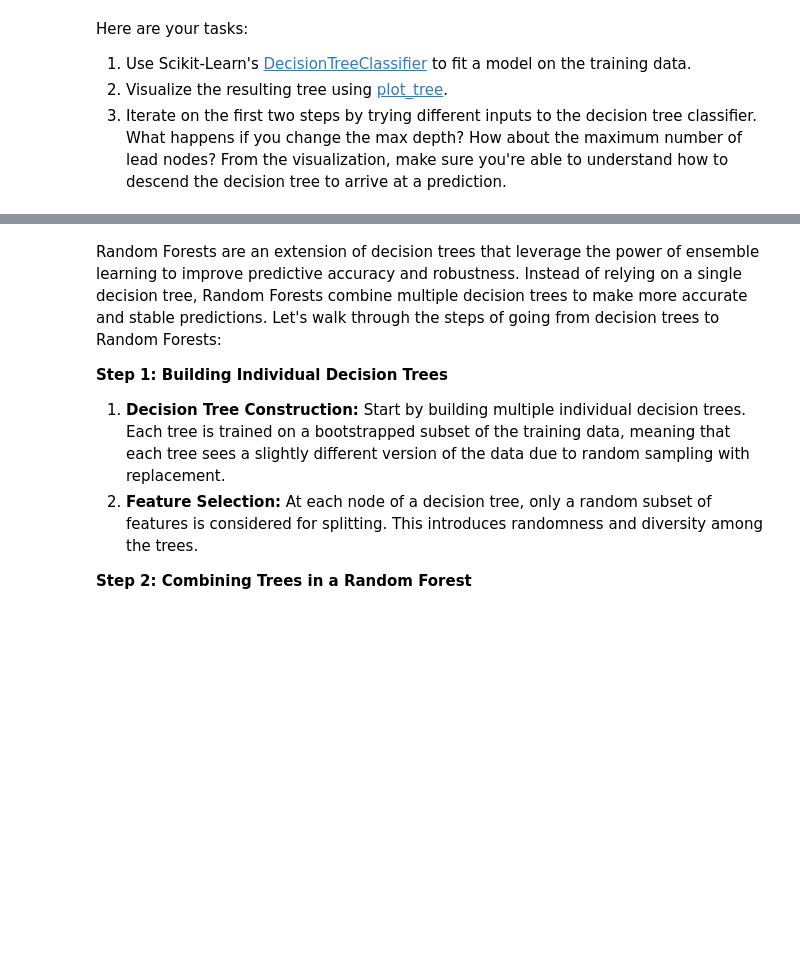
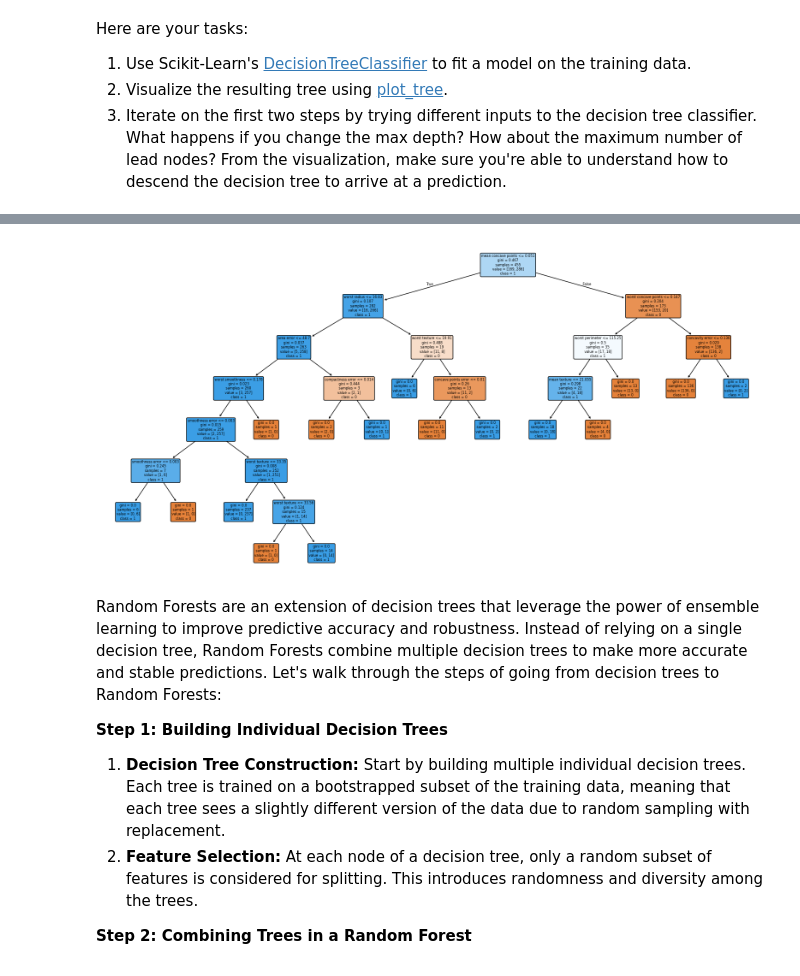
Before and after one commit to vsolanki76771215/Student_MLE_MiniProject_EDA, a Jupyter notebook: Student_MLE_MiniProject_Trees_and_Forests.ipynb, the cells around one changed output, grey strips where cells are left out. Saved outputs shown, nothing was run; the diff lists cells and outputs as text; code cells hidden in the pictures; blank space fills up the shorter version.

```diff
--- a/Student_MLE_MiniProject_Trees_and_Forests.ipynb
+++ b/Student_MLE_MiniProject_Trees_and_Forests.ipynb
@@ -112,0 +109,29 @@ Here are your tasks:
+# %%
+# Create a Decision Tree model
+from sklearn.metrics import classification_report
+
+# Scenario 1
+clf = DecisionTreeClassifier(random_state=30)
+
+# Scenario 2
+# clf = DecisionTreeClassifier(max_depth=3, random_state=30)
+
+# Scenario 3
+# clf = DecisionTreeClassifier(max_leaf_nodes=5, random_state=30)
+
+# Scenario 4
+# clf = DecisionTreeClassifier(max_leaf_nodes=5, max_depth=4, random_state=30)
+
+clf.fit(X_train, y_train)
+
+train_ped = clf.predict(X_train)
+test_ped = clf.predict(X_test)
+
+train_accuracy = accuracy_score(y_train, train_ped)
+test_accuracy = accuracy_score(y_test, test_ped)
+
+print("Training Accuracy:", train_accuracy)
+print("Testing Accuracy:", test_accuracy)
+
+classification_report = classification_report(y_test, test_ped)
+print(classification_report)
@@ -113,3 +149,10 @@ Here are your tasks:
+# %%
+# Visualize the Decision Tree
+plt.figure(figsize=(20, 10))
+plot_tree(clf, filled=True, feature_names=X.columns, class_names=['0', '1'], rounded=True, impurity=True, proportion=False)
+plt.show()
+# %% [output]
+[figure, added]
 # %% [markdown]
 Random Forests are an extension of decision trees that leverage the power of ensemble learning to improve predictive accuracy and robustness. Instead of relying on a single decision tree, Random Forests combine multiple decision trees to make more accurate and stable predictions. Let's walk through the steps of going from decision trees to Random Forests:
 
```
Also changed, not shown: parts of 3 cells of this notebook.
